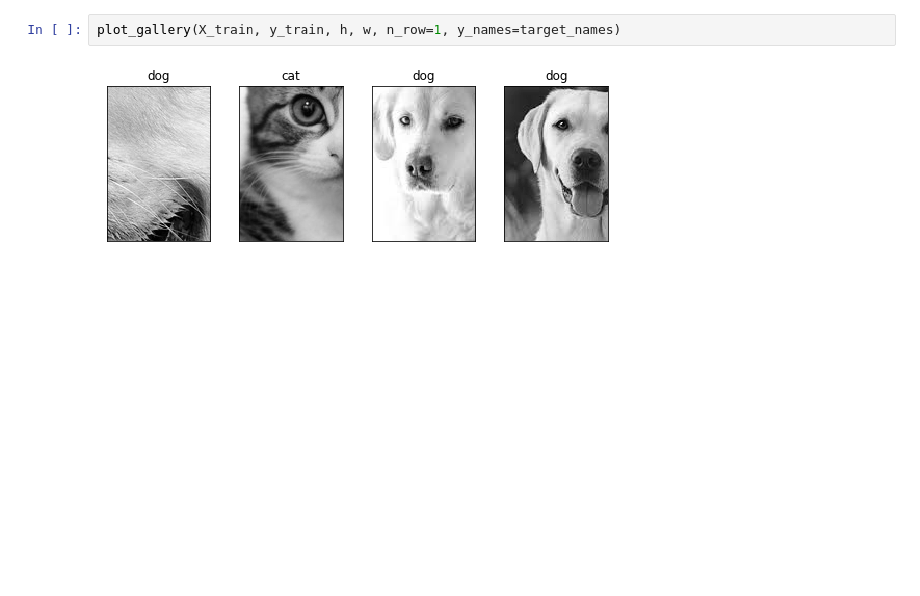
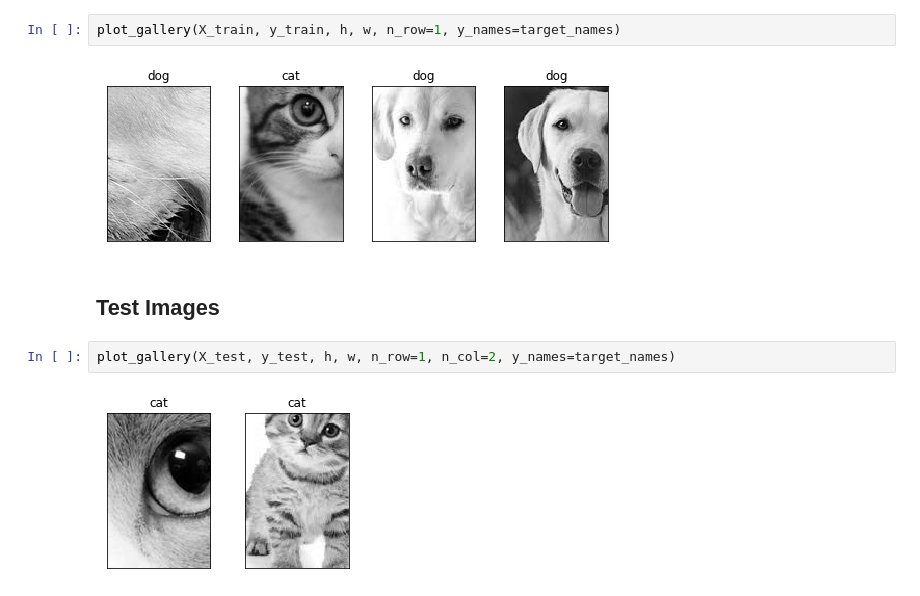
Before and after one commit to treilly94/ml_face_recognition, a Jupyter notebook: animal_recognition.ipynb, the cells around one changed output. Drawn from its saved outputs; the diff is of its cells as text; blank space fills up the shorter version.

```diff
--- a/animal_recognition.ipynb
+++ b/animal_recognition.ipynb
@@ -132,3 +157,9 @@ def plot_gallery(images, y, h, w, n_row=2, n_col=4, y_names=None):
 plot_gallery(X_train, y_train, h, w, n_row=1, y_names=target_names)
 # %% [output]
 [figure]
+# %% [markdown]
+## Test Images
+# %%
+plot_gallery(X_test, y_test, h, w, n_row=1, n_col=2, y_names=target_names)
+# %% [output]
+[figure, added]
```
Also changed, not shown: parts of 10 cells of this notebook.
